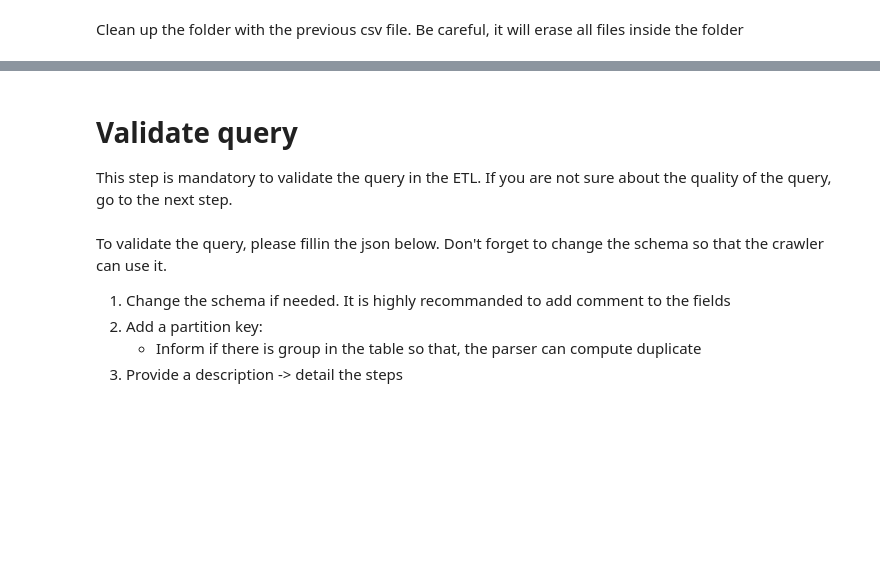
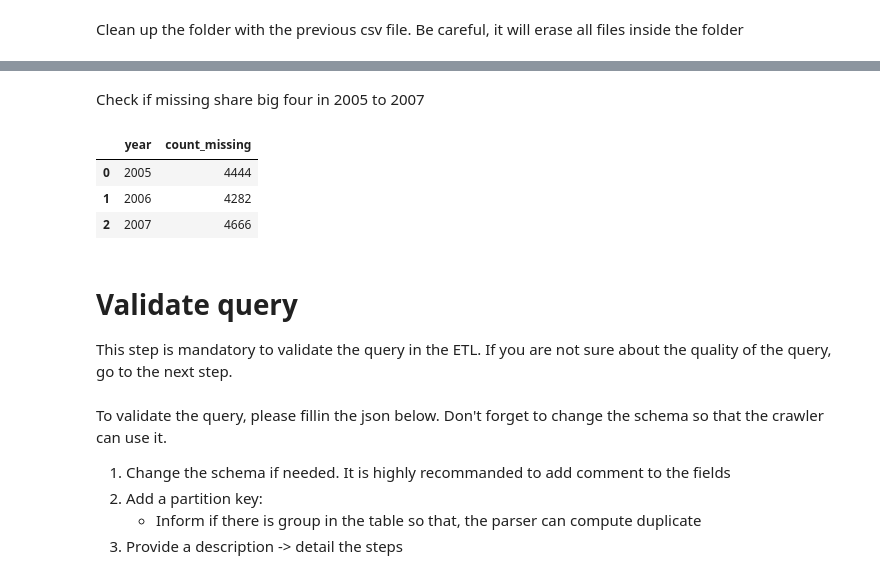
Before and after one commit to thomaspernet/pollution_credit_constraint, a Jupyter notebook: 01_data_preprocessing/02_transform_tables/00_credit_constraint_industry.ipynb, the cells around one changed output, grey strips where cells are left out. Drawn from its saved outputs; the diff is of its cells as text; code cells hidden in the pictures; blank space fills up the shorter version.

Commit message:
Update table fix missing values
180_Pollution_and_Credit_Constraint

```diff
--- a/01_data_preprocessing/02_transform_tables/00_credit_constraint_industry.ipynb
+++ b/01_data_preprocessing/02_transform_tables/00_credit_constraint_industry.ipynb
@@ -1023,3 +1049,25 @@ output
+# %% [markdown]
+Check if missing share big four in 2005 to 2007
+# %%
+query_big = """
+SELECT year, COUNT(*) as count_missing
+FROM environment.fin_dep_pollution_baseline_industry
+WHERE share_big_loan IS NULL
+GROUP BY year
+ORDER BY year
+"""
+output = s3.run_query(
+                    query=query_big,
+                    database=DatabaseName,
+                    s3_output=s3_output_example,
+    filename = 'count_{}'.format(table_name)
+                )
+output
+# %% [output]
+|  | year | count_missing |
+| 0 | 2005 | 4444 |
+| 1 | 2006 | 4282 |
+| 2 | 2007 | 4666 |
 # %% [markdown]
 # Validate query
 
```
Also changed, not shown: parts of 14 cells of this notebook, 1 other file.
